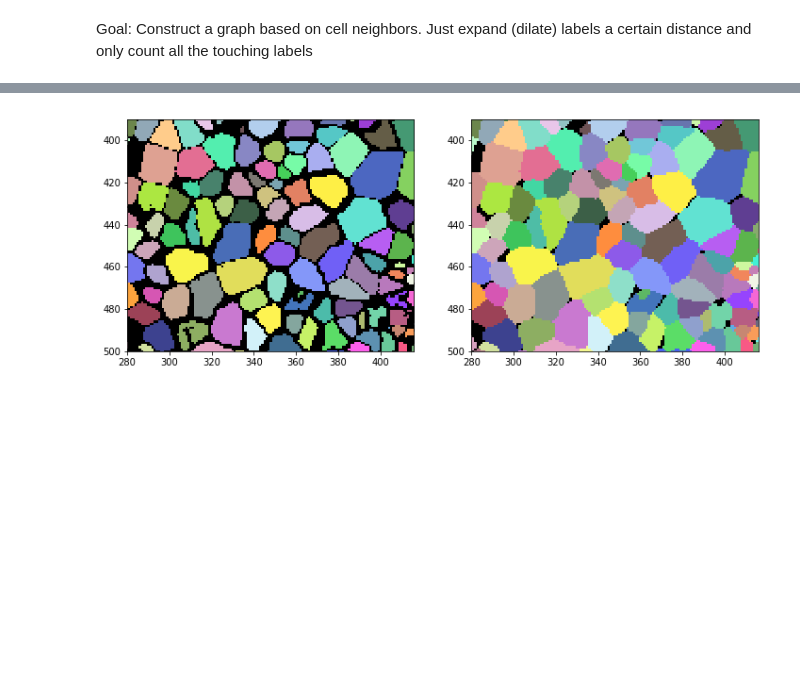
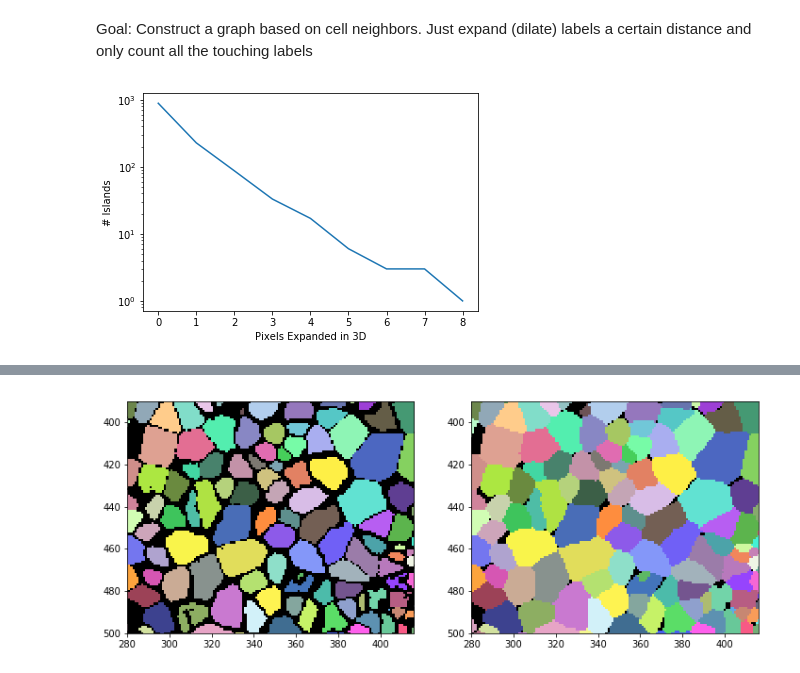
Before and after one commit to ewmaltz/Spatial-Information, a Jupyter notebook: Hippocampus Data Using Expanding Labels 121520.ipynb, the cells around one changed output, grey strips where cells are left out. Saved outputs shown, nothing was run; the diff lists cells and outputs as text; code cells hidden in the pictures; blank space fills up the shorter version.

```diff
--- a/Hippocampus Data Using Expanding Labels 121520.ipynb
+++ b/Hippocampus Data Using Expanding Labels 121520.ipynb
@@ -11,0 +11,5 @@ cell_seg_map = np.load(base+'cell_seg_map.npy')
+# %%
+# Use v2. Previous files had different numbers of cells and different indices whereas
+# all of the v2 files have the same number of cells and same indices
+#nuc_centers = np.load(base+'nuclei_centers.npy')
+cell_seg_map = np.load(base+'cell_seg_map_v2.npy')
@@ -69,3 +93,15 @@ n_cells
 Goal: Construct a graph based on cell neighbors. Just expand (dilate) labels a certain distance and only count all the touching labels
 # %%
 colors = colorize_segmented_image(expand_labels(cell_seg_map[:,:,0]+1, 2), 'rgb', return_colors=True)
+# %%
+# expand labels wonderfully works in 3D automagically!
+n_islands = [np.max(label(expand_labels(cell_seg_map+1, i)>0)) for i in range(9)]
+exp_seg_map = expand_labels(cell_seg_map+1, 7)
+# %%
+plt.plot(n_islands)
+plt.ylabel('# Islands')
+plt.xlabel('Pixels Expanded in 3D')
+plt.yscale('log')
+plt.show()
+# %% [output]
+[figure, added]
```
Also changed, not shown: parts of 75 cells of this notebook, 5 other files.
